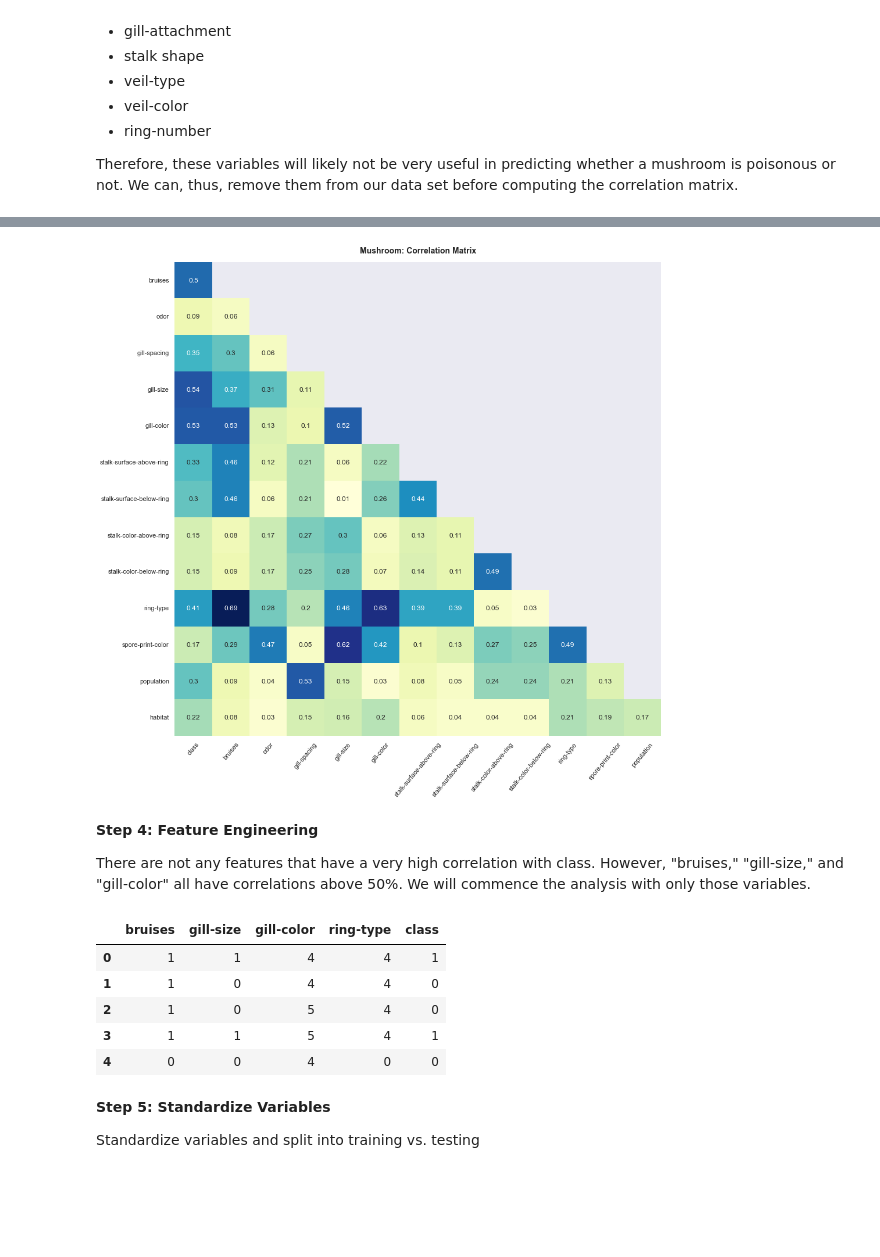
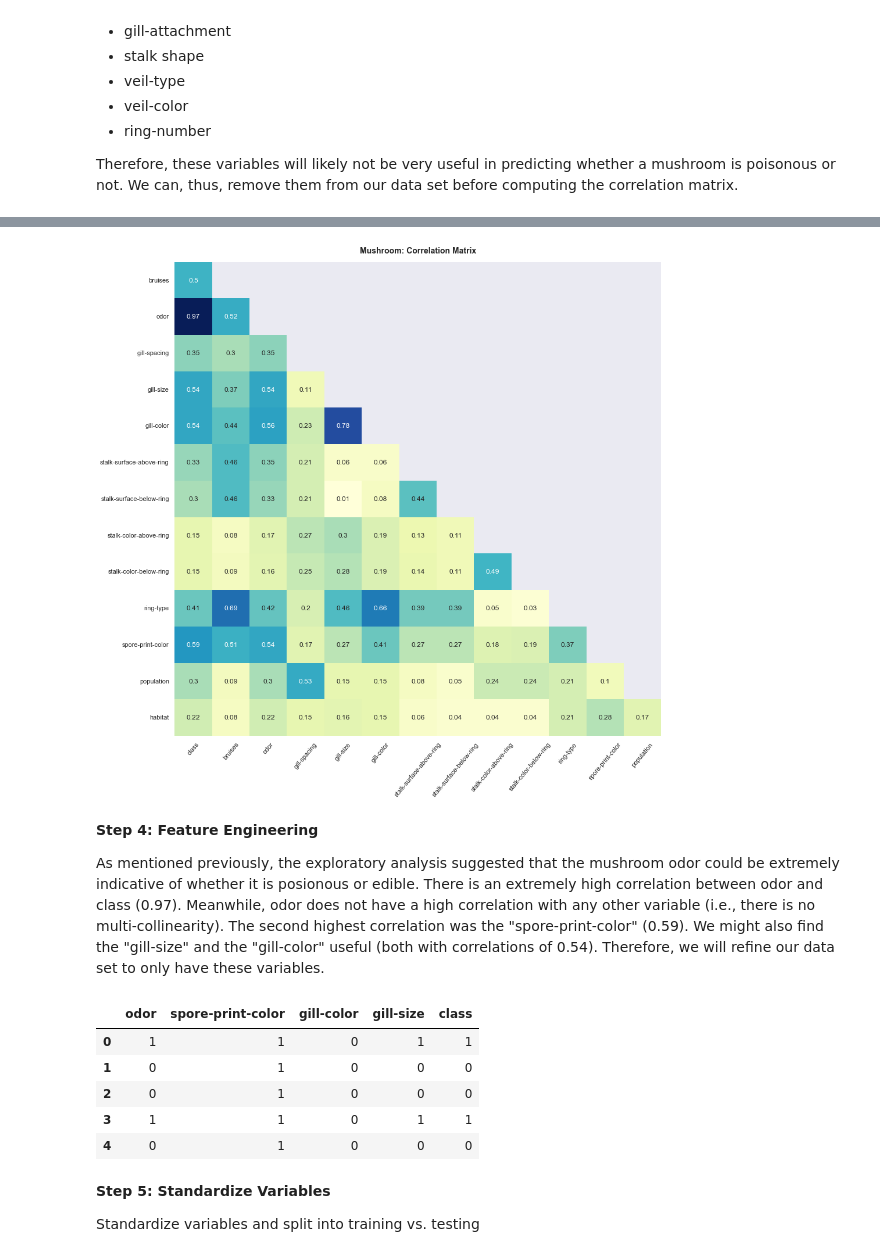
Before and after one commit to artolon/Final-Project, a Jupyter notebook: Part2_Mushroom-Models.ipynb, the cells around one changed output, grey strips where cells are left out. Drawn from its saved outputs; the diff is of its cells as text; code cells hidden in the pictures; blank space fills up the shorter version.

```diff
--- a/Part2_Mushroom-Models.ipynb
+++ b/Part2_Mushroom-Models.ipynb
@@ -77,0 +98,5 @@ mushroom_df.head()
+# %%
+# If the odor is "almond," "anise," or "none" group together as 0
+# Else the odor is a bad odor, which is 1
+mushroom_df['odor'] = np.where((mushroom_df['odor'] == 'a') | (mushroom_df['odor'] == 'l') | (mushroom_df['odor'] == 'n'),
+                               0, 1)
@@ -77,0 +105,4 @@ mushroom_df.head()
+# %%
+# If the gill color is "buff" (b) code as 1
+# Else the gill color is "other"
+mushroom_df['gill-color'] = np.where(mushroom_df['gill-color'] == 'b', 1, 0)
@@ -77,0 +125,12 @@ mushroom_df.head()
+# %%
+# For smoothest method, create function for sole purpose of recoding this variable
+def recode_spore(series):
+    if series == 'k' or series == 'n':
+        return 1
+    elif series == 'h' or series == 'w':
+        return 2
+    else:
+        return 3
+
+# apply this function to the variable we want to recode
+mushroom_df['spore-print-color'] = mushroom_df['spore-print-color'].apply(recode_spore)
@@ -223,22 +278,22 @@ plt.xticks(rotation=50)
 # Display plot
 plt.show()
 # %% [output]
-[figure, old version]
+[figure, new version]
 # %% [markdown]
 **Step 4: Feature Engineering**
 
-There are not any features that have a very high correlation with class. However, "bruises," "gill-size," and "gill-color" all have correlations above 50%. We will commence the analysis with only those variables.
+As mentioned previously, the exploratory analysis suggested that the mushroom odor could be extremely indicative of whether it is posionous or edible. There is an extremely high correlation between odor and class (0.97). Meanwhile, odor does not have a high correlation with any other variable (i.e., there is no multi-collinearity). The second highest correlation was the "spore-print-color" (0.59). We might also find the "gill-size" and the "gill-color" useful (both with correlations of 0.54). Therefore, we will refine our data set to only have these variables.
 # %%
 # Create refined data set with only those variables
-mushroom_final = mushroom_num2[['bruises', 'gill-size', 'gill-color', 'ring-type', 'class']]
+mushroom_final = mushroom_num2[['odor', 'spore-print-color', 'gill-color', 'gill-size', 'class']]
 mushroom_final.head()
 # %% [output]
-|  | bruises | gill-size | gill-color | ring-type | class |
-| 0 | 1 | 1 | 4 | 4 | 1 |
-| 1 | 1 | 0 | 4 | 4 | 0 |
-| 2 | 1 | 0 | 5 | 4 | 0 |
-| 3 | 1 | 1 | 5 | 4 | 1 |
-| 4 | 0 | 0 | 4 | 0 | 0 |
+|  | odor | spore-print-color | gill-color | gill-size | class |
+| 0 | 1 | 1 | 0 | 1 | 1 |
+| 1 | 0 | 1 | 0 | 0 | 0 |
+| 2 | 0 | 1 | 0 | 0 | 0 |
+| 3 | 1 | 1 | 0 | 1 | 1 |
+| 4 | 0 | 1 | 0 | 0 | 0 |
 # %% [markdown]
 **Step 5: Standardize Variables**
 
```
Also changed, not shown: parts of 42 cells of this notebook, 6 other files.
